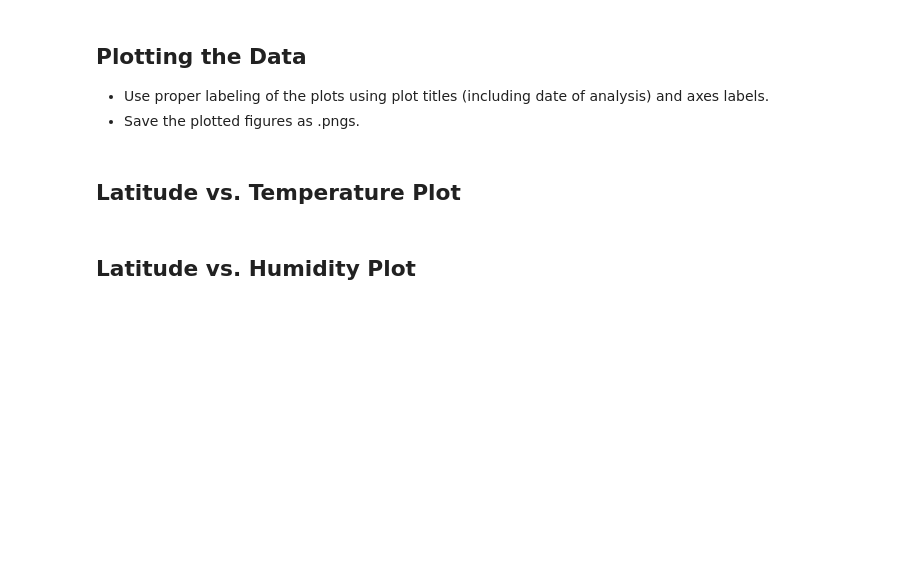
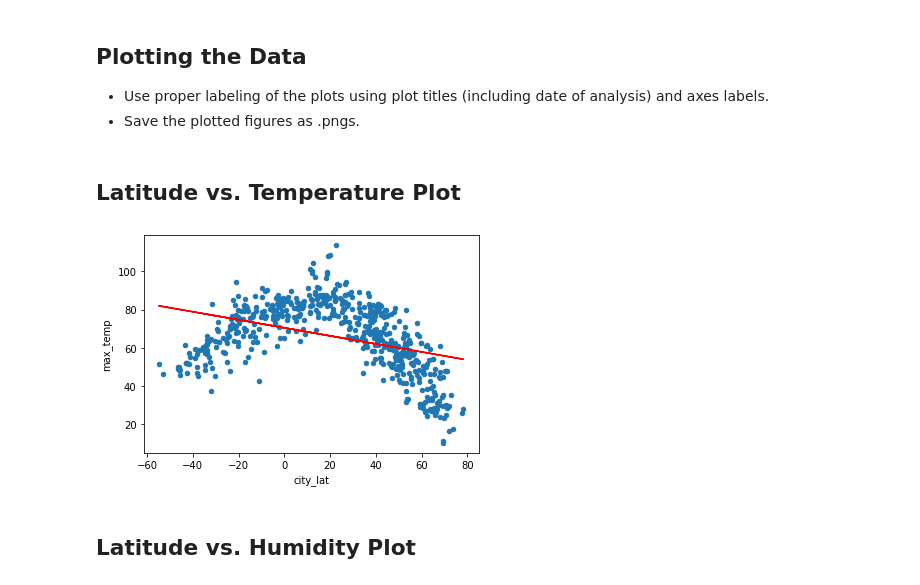
Before and after one commit to d4t4Guy/API-practice, a Jupyter notebook: WeatherPy/WeatherPy.ipynb, the cells around one changed output. Saved outputs shown, nothing was run; the diff lists cells and outputs as text; code cells hidden in the pictures; blank space fills up the shorter version.

```diff
--- a/WeatherPy/WeatherPy.ipynb
+++ b/WeatherPy/WeatherPy.ipynb
@@ -57,3 +148,6 @@ len(cities)
 ### Convert Raw Data to DataFrame
 * Export the city data into a .csv.
 * Display the DataFrame
+# %%
+df = pd.DataFrame(city_weather)
+df.head()
@@ -68,0 +178,21 @@ Skip this step if there are no cities that have humidity > 100%.
+# %%
+#  Get the indices of cities that have humidity over 100%.
+# https://stackoverflow.com/questions/21800169/python-pandas-get-index-of-rows-which-column-matches-certain-value
+
+idx = df.index[df['humidity']>100]
+
+
+# Make a new DataFrame equal to the city data to drop all humidity outliers by index.
+# Passing "inplace=False" will make a copy of the city_data DataFrame, which we call "clean_city_data".
+
+
+# the if...else logic is not really necessary, but the instructions say
+# to skip the cleaning step if no cities show >100% humidity. The if condition, when satisfied, will skip the cleaning step.
+# in testing with just the else clause with no logic, if len(idx)==0, then the df.drop() method will return
+# a copy of the original dataframe unaltered.
+
+if len(idx)==0:
+    print(f'No cities show greater than 100% humidity')
+    clean_city_data = df
+else:
+    clean_city_data = df.drop(labels=idx, axis='index', inplace=False, )
@@ -72,6 +204,29 @@ Skip this step if there are no cities that have humidity > 100%.
 * Save the plotted figures as .pngs.
 # %% [markdown]
 ## Latitude vs. Temperature Plot
+# %%
+# note: the variable names 'alpha' and 'beta' are meant to correspond
+# to the linear regression
+# y-intercept, and slope, respectively, as in y=beta*x+alpha
+
+
+
+
+#
+# plt.plot(x_, y_predict, color='r')
+# plt.show()
+
+independent_variable = clean_city_data['city_lat']
+dependent_variable   = clean_city_data['max_temp']
+#to-do: Find documentation on linregress function
+beta, alpha, r, p, stderr=linregress(independent_variable, dependent_variable)
+y_predict = beta*independent_variable + alpha
+# %%
+clean_city_data.plot(kind='scatter', x='city_lat', y='max_temp')
+plt.plot(x_, y_predict, color='r')
+plt.show()
+# %% [output]
+[figure, added]
 # %% [markdown]
 ## Latitude vs. Humidity Plot
 # %% [markdown]
```
Also changed, not shown: parts of 11 cells of this notebook, 6 other files.
